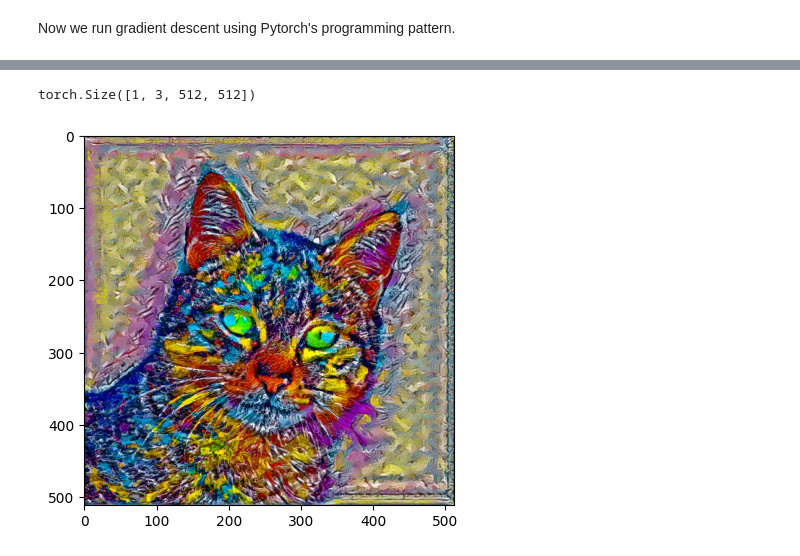
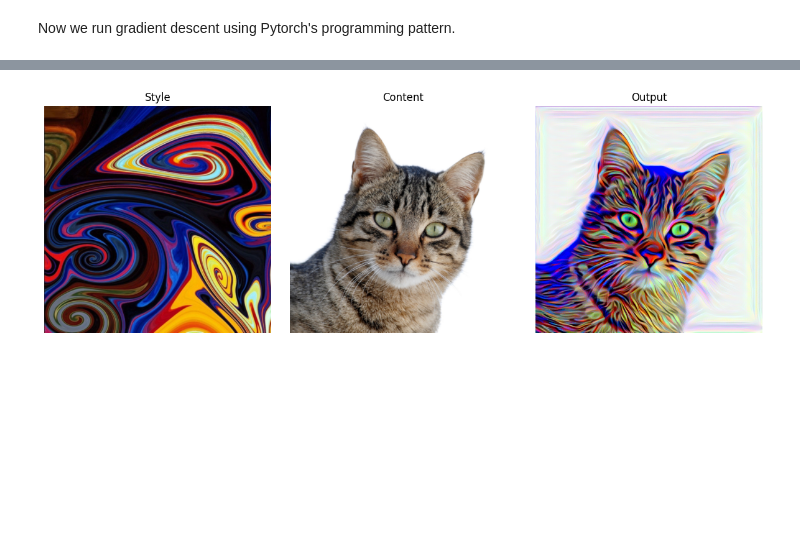
Before and after one commit to hieundx/pytorch-neural-transfer, a Jupyter notebook: neural-style-transfer.ipynb, the cells around one changed output, grey strips where cells are left out. Saved outputs shown, nothing was run; the diff lists cells and outputs as text; code cells hidden in the pictures; blank space fills up the shorter version.

```diff
--- a/neural-style-transfer.ipynb
+++ b/neural-style-transfer.ipynb
@@ -210,15 +212,15 @@ def get_style_model_and_losses(cnn, normalization_mean, normalization_std,
 
         if name in content_layers:
             # add content loss:
-            target = model(content_img).detach()
-            content_loss = ContentLoss(target)
+            activated = model(content_img).detach()
+            content_loss = ContentLoss(activated)
             model.add_module("content_loss_{}".format(i), content_loss)
             content_losses.append(content_loss)
 
         if name in style_layers:
             # add style loss:
-            target_feature = model(style_img).detach()
-            style_loss = StyleLoss(target_feature)
+            activated = model(style_img).detach()
+            style_loss = StyleLoss(activated)
             model.add_module("style_loss_{}".format(i), style_loss)
             style_losses.append(style_loss)
 
@@ -303,7 +305,17 @@ def run_style_transfer(cnn, normalization_mean, normalization_std,
 
     return input_img
 # %%
-output = run_style_transfer(cnn, norm_mean, norm_std, content_img, style_img, content_img.clone(), num_steps=400)
+style = run_style_transfer(
+    cnn,
+    norm_mean,
+    norm_std,
+    content_img,
+    style_img,
+    content_img.clone(),
+    num_steps=60,
+    style_weight=1e6,
+    content_weight=1
+)
 # %% [output]
 Building the style transfer model..
 Optimizing..
@@ -325,9 +324,26 @@ Style Loss : 3.837581 Content Loss: 43.450737
-# %%
-output.shape
-# %% [output]
-torch.Size([1, 3, 512, 512])
-# %%
-plt.figure()
-show_img(output)
-# %% [output]
-[figure, removed]
+# %%
+fig, axes = plt.subplots(1, 3, figsize=(12, 4))
+
+# Display the first image
+show_img(style_img, axes[0])
+axes[0].set_title('Style')
+
+# Display the second image
+show_img(content_img, axes[1])
+axes[1].set_title('Content')
+
+# Display the third image
+show_img(style, axes[2])
+axes[2].set_title('Output')
+
+# Hide the axes labels and ticks
+for ax in axes:
+    ax.axis('off')
+
+# Adjust layout to prevent clipping of titles
+plt.tight_layout()
+
+# Show the plot
+plt.show()
+# %% [output]
+[figure, added]
```
Also changed, not shown: parts of 6 cells of this notebook, 3 other files.
